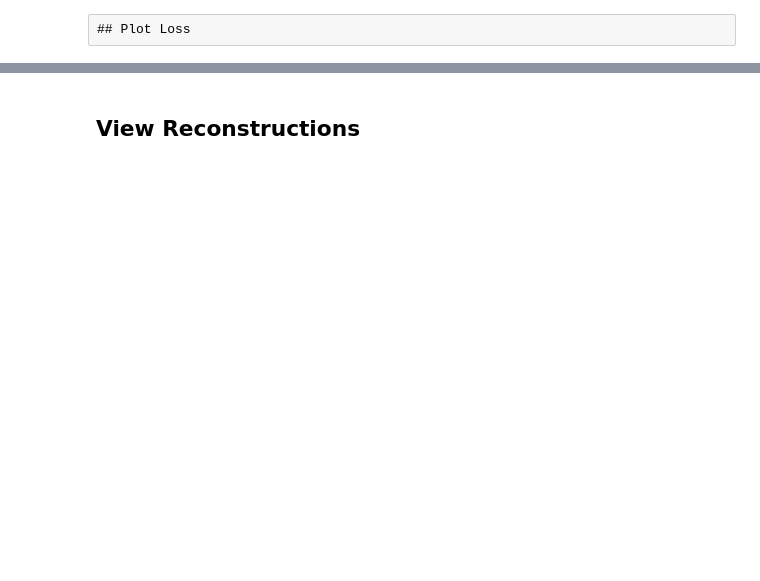
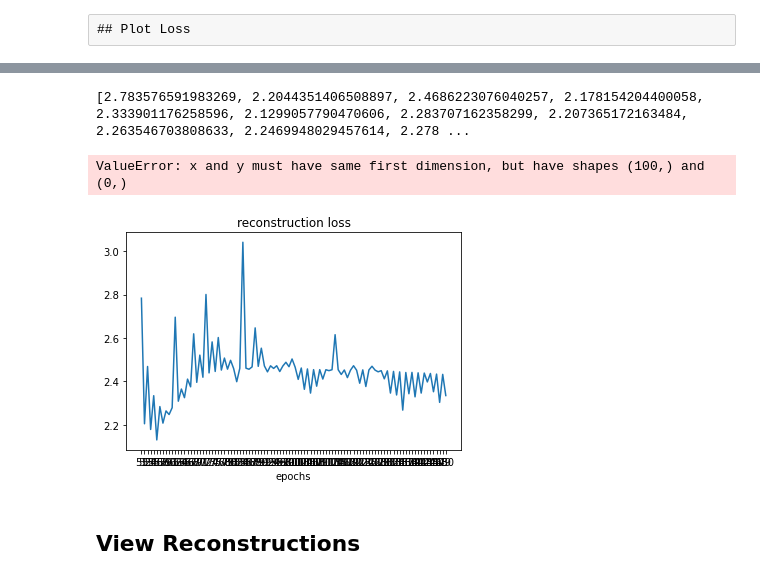
Before and after one commit to ckdgus0505/pytorch_vq_vae_audio, a Jupyter notebook: vq-vae.ipynb, the cells around one changed output, grey strips where cells are left out. Cells and saved outputs as stored; diff of their text form; code cells hidden in the pictures; blank space fills up the shorter version.

```diff
--- a/vq-vae.ipynb
+++ b/vq-vae.ipynb
@@ -304,7 +370,7 @@ num_cycles=3
 decay = 0.99
 #decay = 0
 
-learning_rate = 3e-4
+learning_rate = 1e-3
 batch_size=1
 # %%
 receptive_field = receptive_field_size(total_layers=total_layers, num_cycles=num_cycles, kernel_size=kernel_size)
@@ -428,0 +628,29 @@ perplexity: 135.821
+# %%
+def validation():
+    model.eval()
+    with torch.no_grad():
+        test_total_loss = []
+        test_res_recon_error = []
+        # with open("errors", "rb") as file:
+        #     train_res_recon_error, train_res_perplexity = pickle.load(file)
+    # num_epochs = 1
+    # for epoch in range(num_epochs):
+        iterator = iter(validation_loader)
+    #     datas0 = []
+    #     datas1 = []
+    #     datas2 = []
+        for i, data_test in enumerate(iterator):
+            data_test = [data_test[0].to(device),
+                         data_test[1].to(device),
+                         data_test[2].to(device)]
+
+            loss, recon_error, data_recon, perplexity = model(data_test)
+
+            test_total_loss.append(loss.item())
+            test_res_recon_error.append(recon_error.item())
+
+            if (i+1) % (10 * batch_size) == 0:
+                print('%d iterations' % (i+1))
+                print('recon_error: %.3f' % np.mean(test_res_recon_error[-100:]))
+                print()
+    return np.mean(test_total_loss), np.mean(test_res_recon_error)
@@ -449,0 +939,15 @@ Text(0.5, 0, 'iteration')
+# %%
+start = 51
+print(training_reconstruction_errors_per_epochs)
+end = len(training_reconstruction_errors_per_epochs)
+x_axis = range(start, start + end)
+plt.title("reconstruction loss")
+plt.xlabel("epochs")
+plt.xticks(np.arange(start, start + end, step=1))
+plt.plot(x_axis, training_reconstruction_errors_per_epochs, label='train')
+plt.plot(x_axis, validation_reconstruction_errors_per_epochs, label='test')
+plt.legend()
+# %% [output]
+[2.783576591983269, 2.2044351406508897, 2.4686223076040257, 2.178154204400058, 2.333901176258596, 2.1299057790470606, 2.283707162358299, 2.207365172163484, 2.263546703808633, 2.2469948029457614, 2.278 ...
+ValueError: x and y must have same first dimension, but have shapes (100,) and (0,)
+[figure, added]
```
Also changed, not shown: parts of 49 cells of this notebook, 9 other files.
